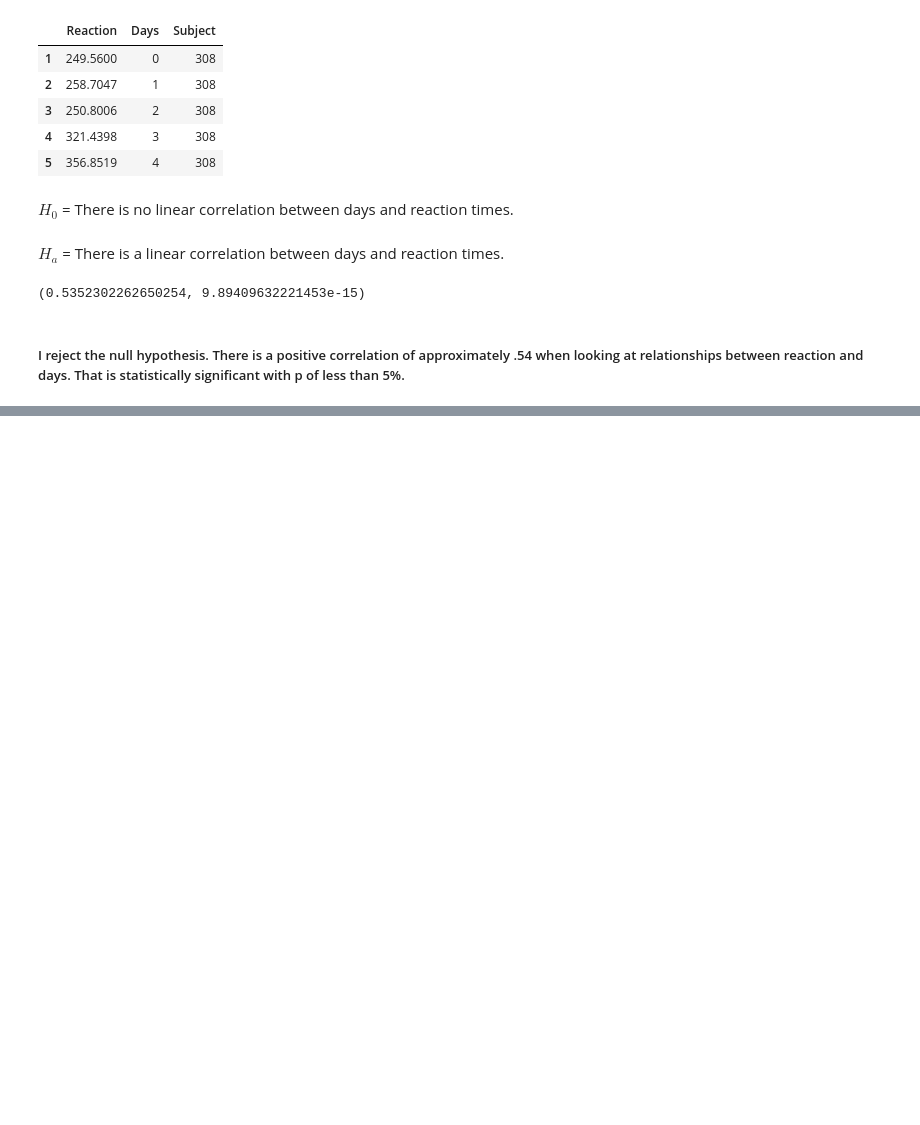
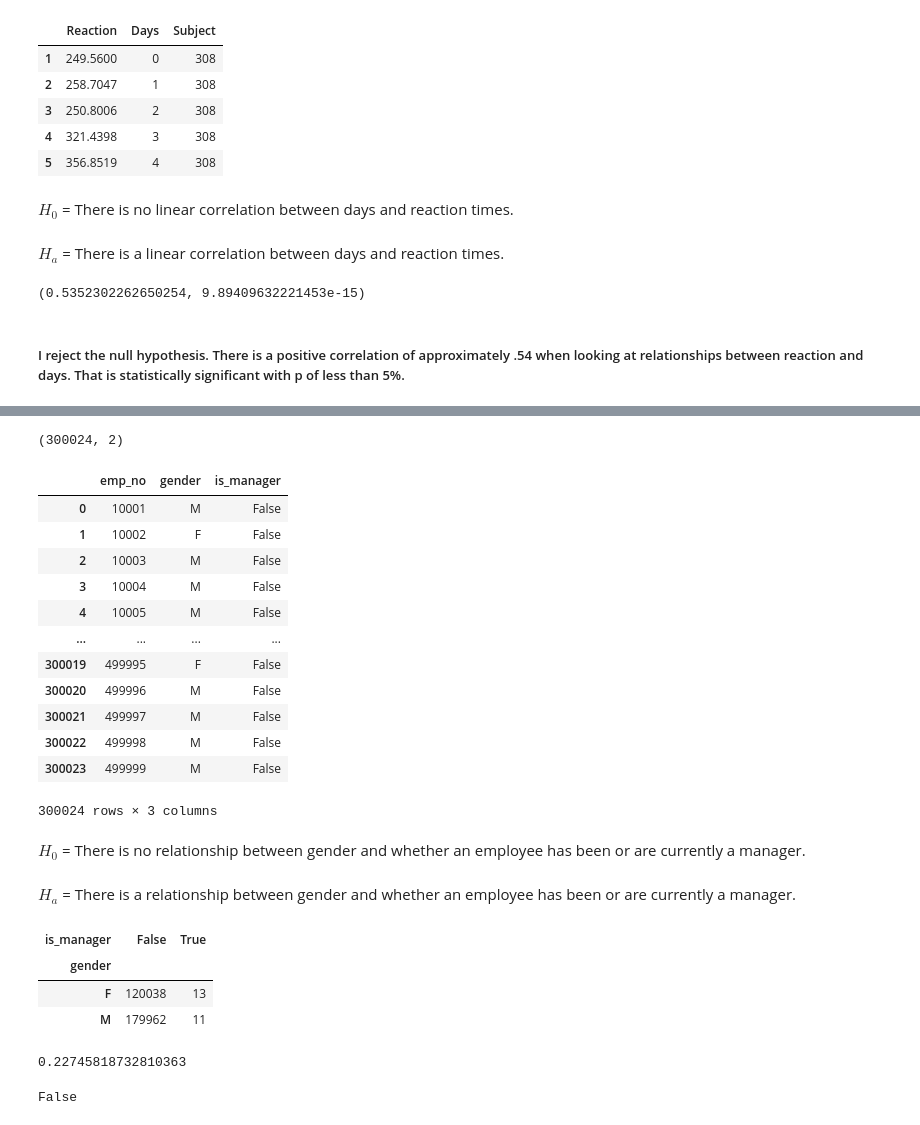
Before and after one commit to AndrewRachuig/statistics-exercises, a Jupyter notebook: hypothesis_testing.ipynb, the cells around one changed output, grey strips where cells are left out. Cells and saved outputs as stored; diff of their text form; code cells hidden in the pictures; blank space fills up the shorter version.

```diff
--- a/hypothesis_testing.ipynb
+++ b/hypothesis_testing.ipynb
@@ -551,0 +702,14 @@ r, p
+# %%
+# Is an employee's gender independent of whether or not they are or have been a manager?
+
+query = '''
+SELECT
+    dm.emp_no
+FROM
+    dept_manager as dm
+;
+'''
+
+url = env.get_db_url('employees')
+
+manager = pd.read_sql(query, url)
@@ -551,0 +725,57 @@ r, p
+# %%
+query = '''
+SELECT
+    e.emp_no,
+    e.gender
+FROM
+    employees as e
+JOIN dept_emp  as dm USING (emp_no)
+GROUP BY emp_no
+;
+'''
+
+url = env.get_db_url('employees')
+
+employees = pd.read_sql(query, url)
+# %%
+employees.shape
+# %% [output]
+(300024, 2)
+# %%
+employees['is_manager'] = employees.emp_no.isin(manager.emp_no)
+employees
+# %% [output]
+|  | emp_no | gender | is_manager |
+| 0 | 10001 | M | False |
+| 1 | 10002 | F | False |
+| 2 | 10003 | M | False |
+| 3 | 10004 | M | False |
+| 4 | 10005 | M | False |
+| ... | ... | ... | ... |
+| 300019 | 499995 | F | False |
+| 300020 | 499996 | M | False |
+| 300021 | 499997 | M | False |
+| 300022 | 499998 | M | False |
+| 300023 | 499999 | M | False |
+300024 rows × 3 columns
+# %% [markdown]
+$H_{0}$ = There is no relationship between gender and whether an employee has been or are currently a manager.
+# %% [markdown]
+$H_{a}$ = There is a relationship between gender and whether an employee has been or are currently a manager.
+# %%
+observed = pd.crosstab(employees.gender, employees.is_manager)
+observed
+# %% [output]
+| is_manager | False | True |
+| gender |  |  |
+| F | 120038 | 13 |
+| M | 179962 | 11 |
+# %%
+chi2, p, degf, expected = stats.chi2_contingency(observed)
+p
+# %% [output]
+0.22745818732810363
+# %%
+p < alpha
+# %% [output]
+False
```
Also changed, not shown: parts of 32 cells of this notebook.
